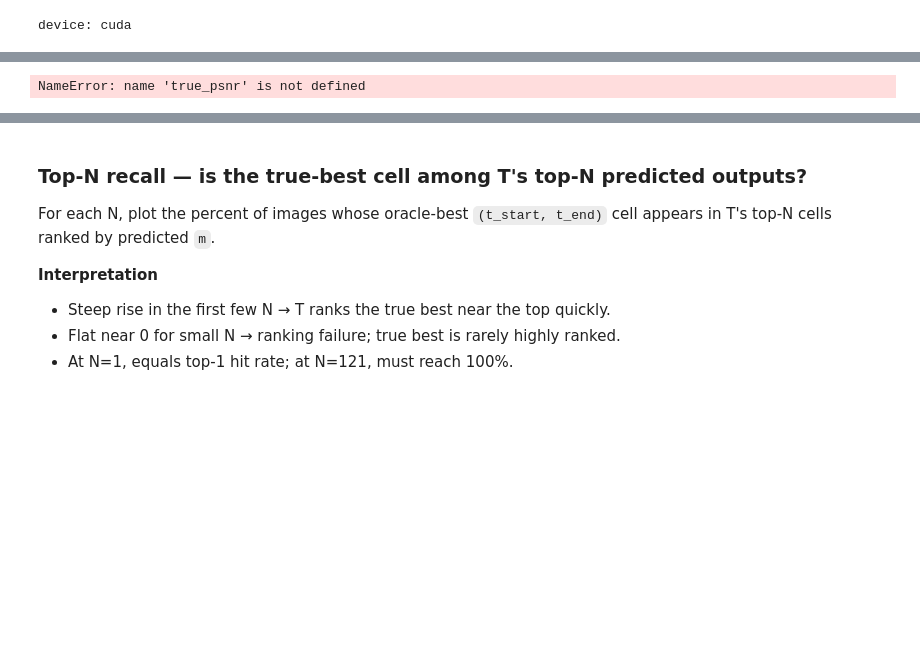
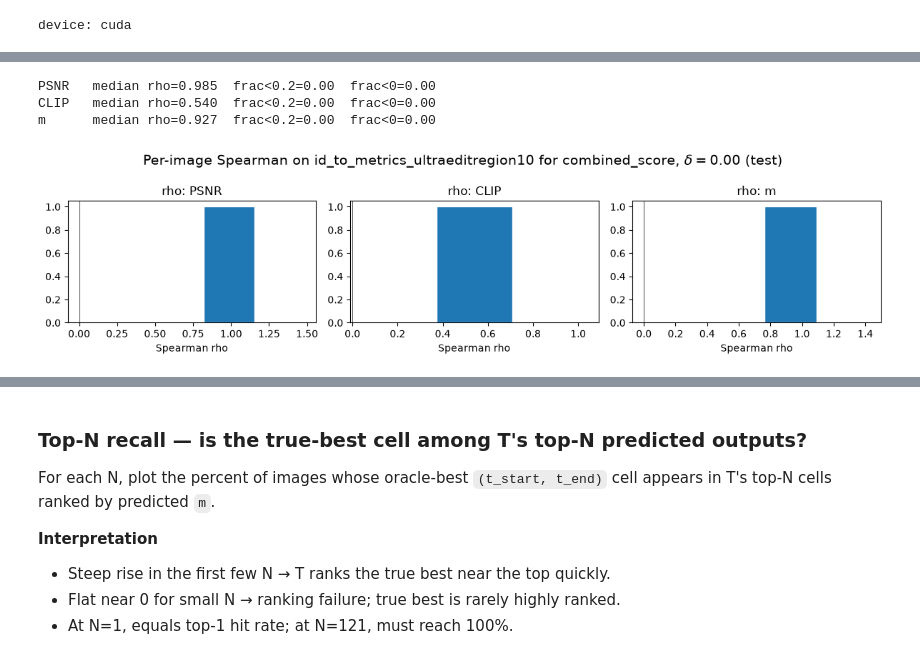
Before and after one commit to hcoderdm/chordedit-models, a Jupyter notebook: models/surrogate_selector/eval_t.ipynb, the cells around one changed output, grey strips where cells are left out. Drawn from its saved outputs; the diff is of its cells as text; code cells hidden in the pictures; blank space fills up the shorter version.

```diff
--- a/models/surrogate_selector/eval_t.ipynb
+++ b/models/surrogate_selector/eval_t.ipynb
@@ -148,0 +113,30 @@ Predicted (t_start, t_end) argmax for combined_score for 100 samples
+# %%
+eval_df = splits[PLOT_SPLIT]
+SAMPLE_IDS = sorted(eval_df[SAMPLE_ID_COL].unique())
+N_IMG = len(SAMPLE_IDS)
+T_START_VALUES = np.asarray(sorted(eval_df[T_START_COL].unique()), dtype=np.float64)
+T_END_VALUES = np.asarray(sorted(eval_df[T_END_COL].unique()), dtype=np.float64)
+N1, N2 = len(T_START_VALUES), len(T_END_VALUES)
+CELLS = N1 * N2
+T_START_DELTA = int(np.argmin(np.abs(T_START_VALUES - DEFAULT_T_START)))
+T_END_DELTA = int(np.argmin(np.abs(T_END_VALUES - DEFAULT_T_END)))
+
+true_psnr, _ = df_to_metric_grids(eval_df, SAMPLE_IDS, T_START_VALUES, T_END_VALUES, PSNR_COL)
+true_clip, _ = df_to_metric_grids(eval_df, SAMPLE_IDS, T_START_VALUES, T_END_VALUES, CLIP_COL)
+true_m = scalarize(true_psnr, true_clip, bounds)
+
+pred_psnr = np.zeros_like(true_psnr)
+pred_clip = np.zeros_like(true_clip)
+pred_m = np.zeros_like(true_m)
+for sid in SAMPLE_IDS:
+    k = SAMPLE_IDS.index(sid)
+    grid = timestep_predictor.predict_grid_from_emb(
+        input_embeddings[sid]["img"],
+        input_embeddings[sid]["mask"],
+        input_embeddings[sid]["src"],
+        input_embeddings[sid]["tar"],
+    )
+    pred_psnr[k], pred_clip[k], pred_m[k] = grid.psnr_grid, grid.clip_grid, grid.m_grid
+
+print(f"default cell ({T_START_DELTA}, {T_END_DELTA}) -> t_start={T_START_VALUES[T_START_DELTA]:.3g}, t_end={T_END_VALUES[T_END_DELTA]:.3g}")
+print(f"{PLOT_SPLIT} grids: {true_m.shape}")
@@ -360,41 +355,37 @@ Comparative stats on id_to_metrics_ultraeditregion100 for combined_score, $\delt
 
 """
 Per-image Spearman rho — does M rank grid cells correctly within each image?
 
 For each image, correlate the ranked order of true vs predicted values across
 all 121 cells. Reported for PSNR, CLIP, and scalarized m separately.
 
 Interpretation:
   - median rho > 0.5   -> strong within-image ranking; T argmax is well-founded.
   - median rho 0.2-0.5 -> weak but nonzero signal; expect moderate regret.
   - median rho < 0.2   -> near-random ranking; T selection is unreliable.
   - frac rho < 0       -> fraction of images where M ranks backwards; should be ~0.
   - rho(m) matters most since T argmax operates on m, not raw PSNR/CLIP alone.
   - High rho(PSNR) but low rho(CLIP) -> check scalarization weights in settings.py.
 """
 
-def per_image_spearman(true_grid, pred_grid):
-    rhos = []
-    for k in range(true_grid.shape[0]):
-        rho, _ = spearmanr(true_grid[k].ravel(), pred_grid[k].ravel())
-        rhos.append(np.nan if rho is None else float(rho))
-    return np.array(rhos)
-
 rho_psnr = per_image_spearman(true_psnr, pred_psnr)
 rho_clip = per_image_spearman(true_clip, pred_clip)
 rho_m = per_image_spearman(true_m, pred_m)
 for name, r in [("PSNR", rho_psnr), ("CLIP", rho_clip), ("m", rho_m)]:
     rv = r[np.isfinite(r)]
     print(f"{name:5s}  median rho={np.nanmedian(r):.3f}  frac<0.2={np.mean(rv < 0.2):.2f}  frac<0={np.mean(rv < 0):.2f}")
 
 fig, axes = plt.subplots(1, 3, figsize=(12, 3))
 for ax, (name, r) in zip(axes, [("PSNR", rho_psnr), ("CLIP", rho_clip), ("m", rho_m)]):
     rv = r[np.isfinite(r)]
     if len(rv): ax.hist(rv, bins=min(30, max(3, len(rv))), edgecolor="white")
     ax.axvline(0, color="k", lw=0.5); ax.set_title(f"rho: {name}"); ax.set_xlabel("Spearman rho")
 fig.suptitle(fig_title("Per-image Spearman", PLOT_SPLIT), fontsize=14); plt.tight_layout(); plt.show()
 # %% [output]
-NameError: name 'true_psnr' is not defined
+PSNR   median rho=0.985  frac<0.2=0.00  frac<0=0.00
+CLIP   median rho=0.540  frac<0.2=0.00  frac<0=0.00
+m      median rho=0.927  frac<0.2=0.00  frac<0=0.00
+[figure, added]
 # %%
 
 """
```
Also changed, not shown: parts of 25 cells of this notebook, 3 other files.
